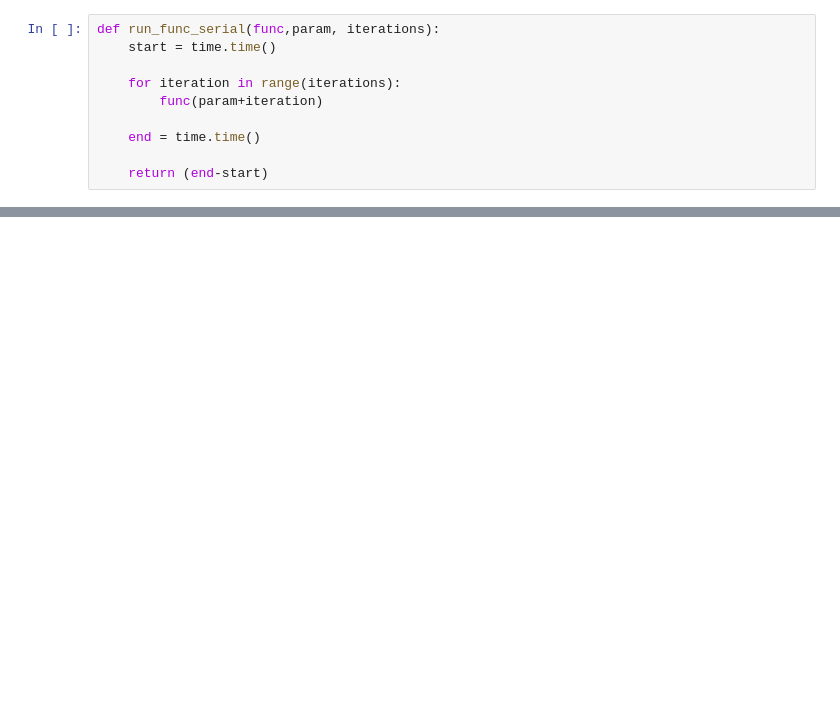
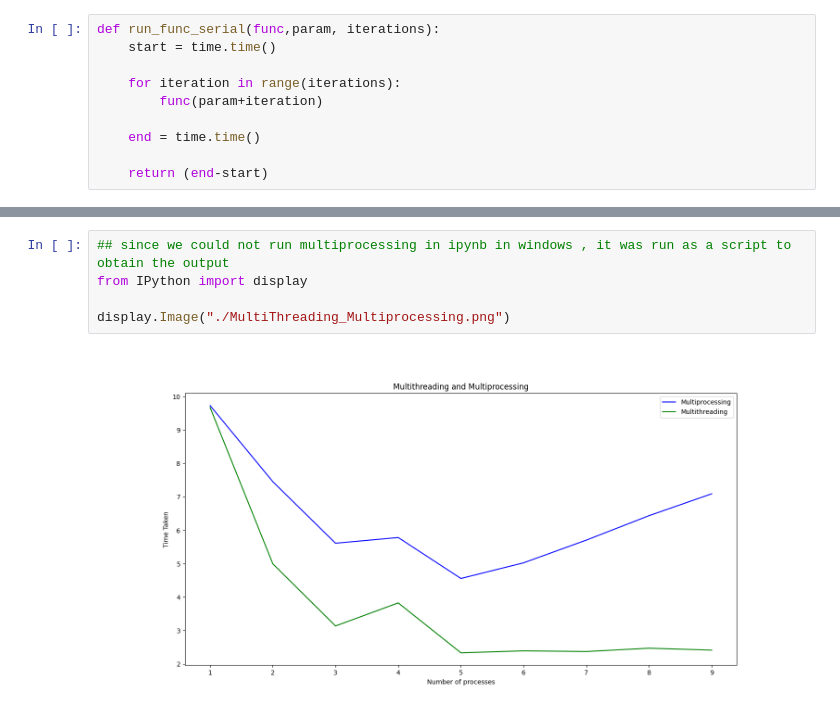
Before and after one commit to asmita-mukherjee/LearningStuff, a Jupyter notebook: UnderstandingJoblibParallelization.ipynb, the cells around one changed output, grey strips where cells are left out. Saved outputs shown, nothing was run; the diff lists cells and outputs as text; blank space fills up the shorter version.

```diff
--- a/UnderstandingJoblibParallelization.ipynb
+++ b/UnderstandingJoblibParallelization.ipynb
@@ -61,0 +203,7 @@ run_func_serial(func_to_check_with0,param = 10,iterations=5)
+# %%
+## since we could not run multiprocessing in ipynb in windows , it was run as a script to obtain the output
+from IPython import display
+
+display.Image("./MultiThreading_Multiprocessing.png")
+# %% [output]
+[figure, added]
```
Also changed, not shown: parts of 28 cells of this notebook.
